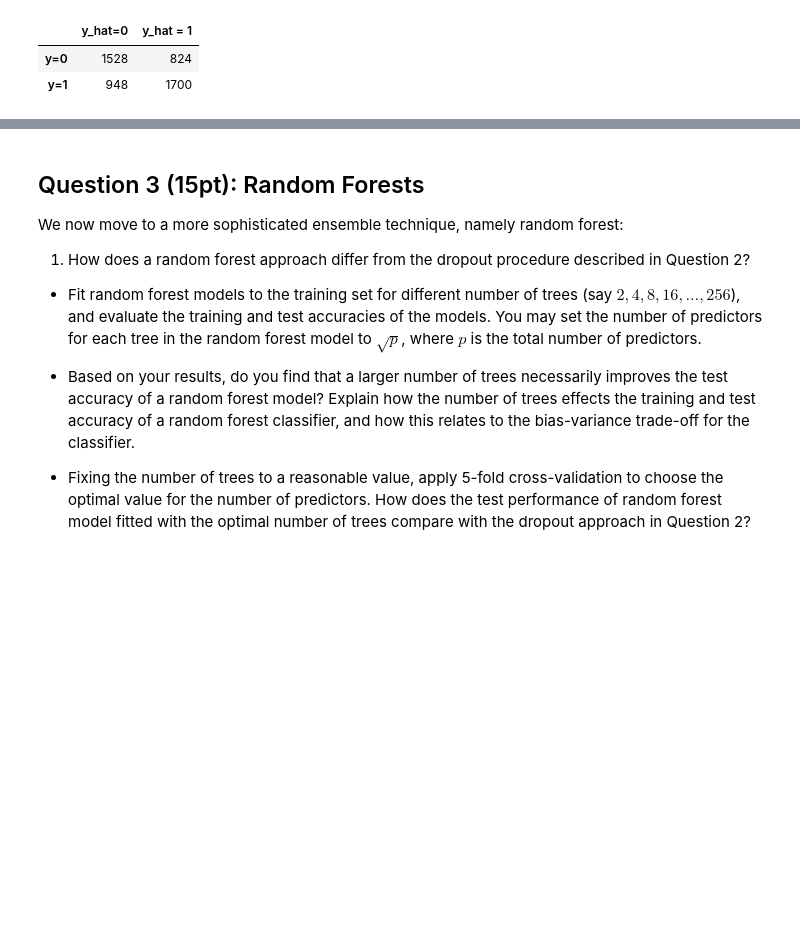
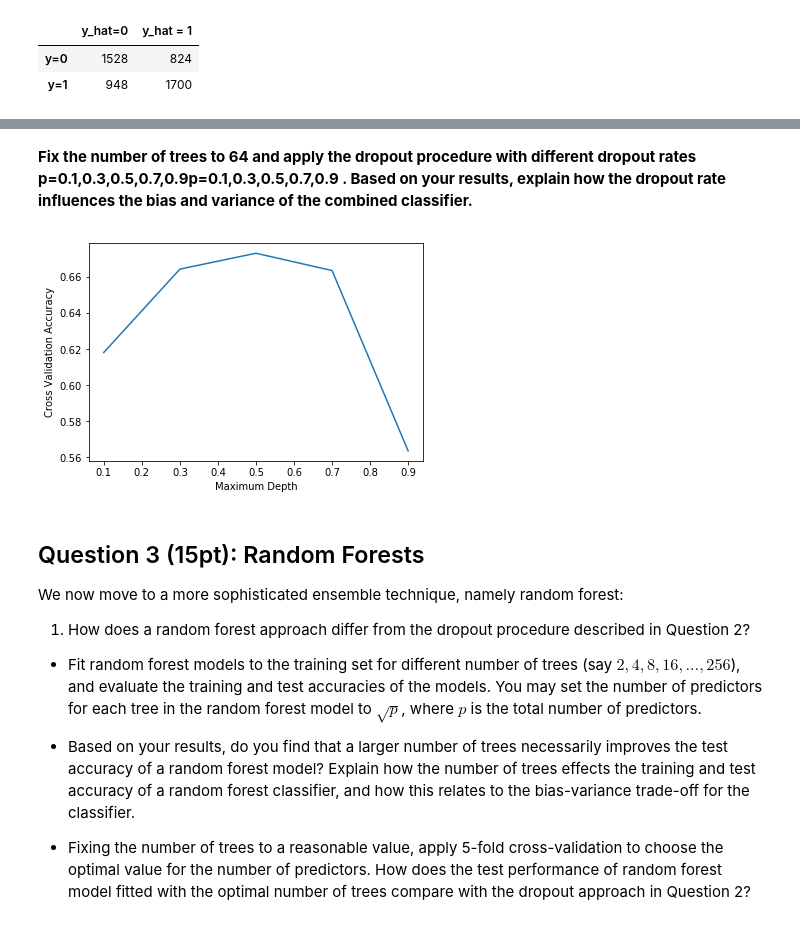
Before and after one commit to HeyItsRiddhi/DSFinalProject, a Jupyter notebook: HW8/cs109_hw8.ipynb, the cells around one changed output, grey strips where cells are left out. Cells and saved outputs as stored; diff of their text form; code cells hidden in the pictures; blank space fills up the shorter version.

```diff
--- a/HW8/cs109_hw8.ipynb
+++ b/HW8/cs109_hw8.ipynb
@@ -167,3 +212,22 @@ dropout_function_forest(100, 0.5)
+# %% [markdown]
+<b> Fix the number of trees to 64 and apply the dropout procedure with different dropout rates  p=0.1,0.3,0.5,0.7,0.9p=0.1,0.3,0.5,0.7,0.9 . Based on your results, explain how the dropout rate influences the bias and variance of the combined classifier.
+# %%
+values = []
+test_accuracy = []
+Ps = [0.1,0.3,0.5,0.7,0.9]
+p_value = []
+for i, v in enumerate(Ps):
+    y = dropout_function_forest(64, v)
+    values.append(y)
+    test_accuracy.append(y[0])
+    p_value.append(v)
+# %%
+plt.plot(p_value, test_accuracy)
+plt.ylabel("Cross Validation Accuracy")
+plt.xlabel("Maximum Depth")
+plt.show()
+# %% [output]
+[figure, added]
 # %% [markdown]
 ## Question 3 (15pt): Random Forests
 
```
Also changed, not shown: parts of 16 cells of this notebook.
